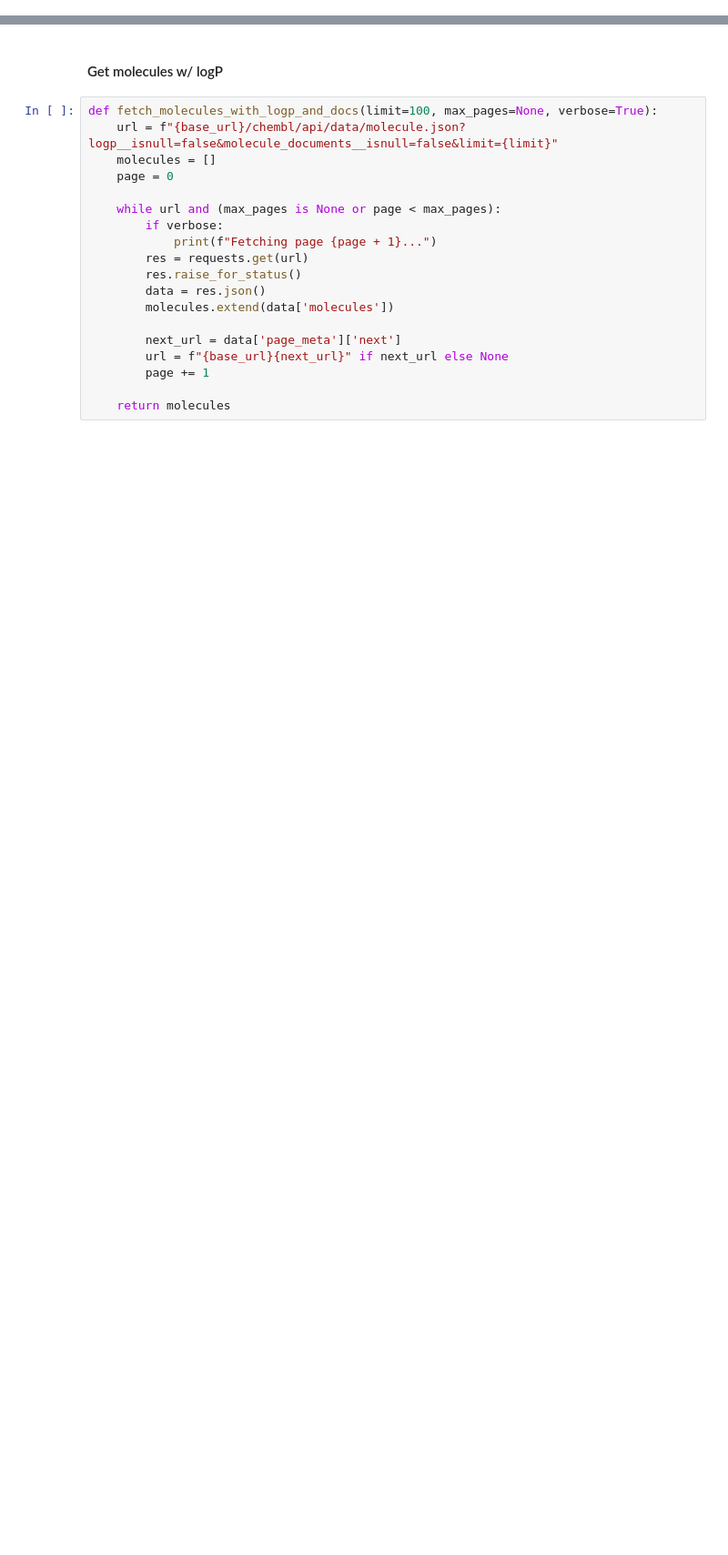
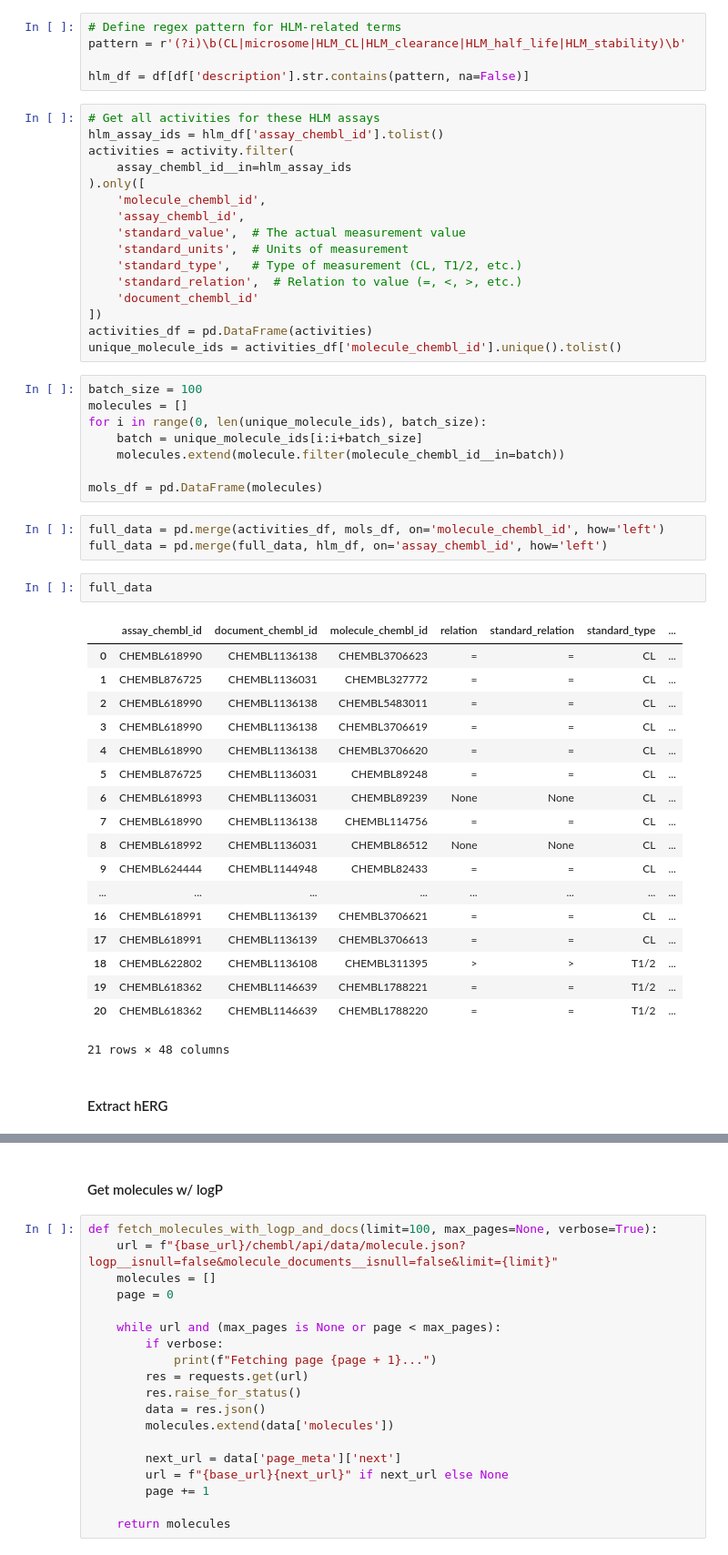
Before and after one commit to chevillardf/mol_harvester, a Jupyter notebook: notebooks/extract_chembl.ipynb, the cells around one changed output, grey strips where cells are left out. Shown at 91% size. Saved outputs shown, nothing was run; the diff lists cells and outputs as text; blank space fills up the shorter version.

Commit message:
Cleaned nb, now get hLM molecules

```diff
--- a/notebooks/extract_chembl.ipynb
+++ b/notebooks/extract_chembl.ipynb
@@ -8,0 +47,55 @@ base_url = "https://www.ebi.ac.uk"
+# %%
+# Define regex pattern for HLM-related terms
+pattern = r'(?i)\b(CL|microsome|HLM_CL|HLM_clearance|HLM_half_life|HLM_stability)\b'
+
+hlm_df = df[df['description'].str.contains(pattern, na=False)]
+# %%
+# Get all activities for these HLM assays
+hlm_assay_ids = hlm_df['assay_chembl_id'].tolist()
+activities = activity.filter(
+    assay_chembl_id__in=hlm_assay_ids
+).only([
+    'molecule_chembl_id',
+    'assay_chembl_id',
+    'standard_value',  # The actual measurement value
+    'standard_units',  # Units of measurement
+    'standard_type',   # Type of measurement (CL, T1/2, etc.)
+    'standard_relation',  # Relation to value (=, <, >, etc.)
+    'document_chembl_id'
+])
+activities_df = pd.DataFrame(activities)
+unique_molecule_ids = activities_df['molecule_chembl_id'].unique().tolist()
+# %%
+batch_size = 100
+molecules = []
+for i in range(0, len(unique_molecule_ids), batch_size):
+    batch = unique_molecule_ids[i:i+batch_size]
+    molecules.extend(molecule.filter(molecule_chembl_id__in=batch))
+
+mols_df = pd.DataFrame(molecules)
+# %%
+full_data = pd.merge(activities_df, mols_df, on='molecule_chembl_id', how='left')
+full_data = pd.merge(full_data, hlm_df, on='assay_chembl_id', how='left')
+# %%
+full_data
+# %% [output]
+|  | assay_chembl_id | document_chembl_id | molecule_chembl_id | relation | standard_relation | standard_type | ... |
+| 0 | CHEMBL618990 | CHEMBL1136138 | CHEMBL3706623 | = | = | CL | ... |
+| 1 | CHEMBL876725 | CHEMBL1136031 | CHEMBL327772 | = | = | CL | ... |
+| 2 | CHEMBL618990 | CHEMBL1136138 | CHEMBL5483011 | = | = | CL | ... |
+| 3 | CHEMBL618990 | CHEMBL1136138 | CHEMBL3706619 | = | = | CL | ... |
+| 4 | CHEMBL618990 | CHEMBL1136138 | CHEMBL3706620 | = | = | CL | ... |
+| 5 | CHEMBL876725 | CHEMBL1136031 | CHEMBL89248 | = | = | CL | ... |
+| 6 | CHEMBL618993 | CHEMBL1136031 | CHEMBL89239 | None | None | CL | ... |
+| 7 | CHEMBL618990 | CHEMBL1136138 | CHEMBL114756 | = | = | CL | ... |
+| 8 | CHEMBL618992 | CHEMBL1136031 | CHEMBL86512 | None | None | CL | ... |
+| 9 | CHEMBL624444 | CHEMBL1144948 | CHEMBL82433 | = | = | CL | ... |
+| ... | ... | ... | ... | ... | ... | ... | ... |
+| 16 | CHEMBL618991 | CHEMBL1136139 | CHEMBL3706621 | = | = | CL | ... |
+| 17 | CHEMBL618991 | CHEMBL1136139 | CHEMBL3706613 | = | = | CL | ... |
+| 18 | CHEMBL622802 | CHEMBL1136108 | CHEMBL311395 | > | > | T1/2 | ... |
+| 19 | CHEMBL618362 | CHEMBL1146639 | CHEMBL1788221 | = | = | T1/2 | ... |
+| 20 | CHEMBL618362 | CHEMBL1146639 | CHEMBL1788220 | = | = | T1/2 | ... |
+21 rows × 48 columns
+# %% [markdown]
+#### Extract hERG
```
Also changed, not shown: parts of 19 cells of this notebook.
